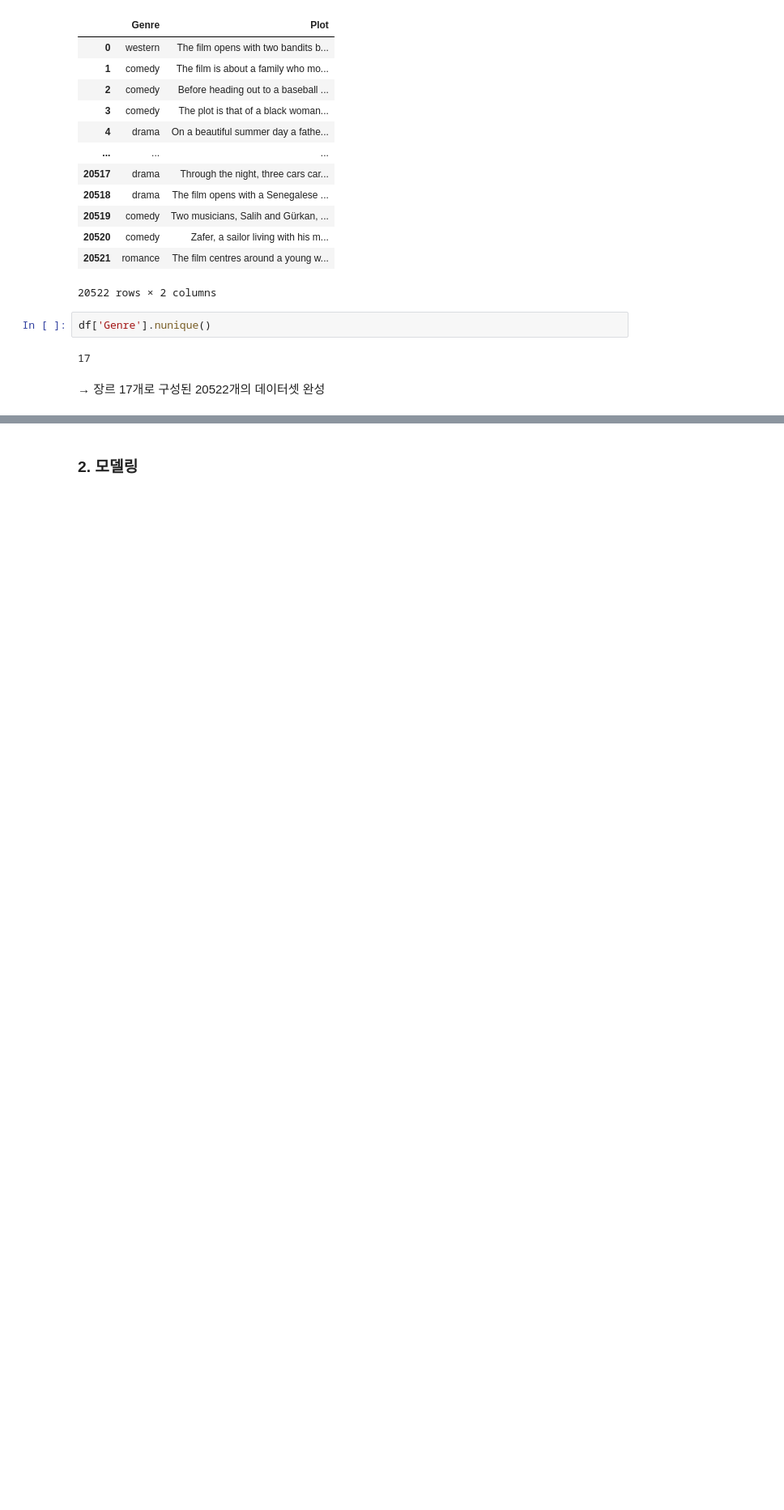
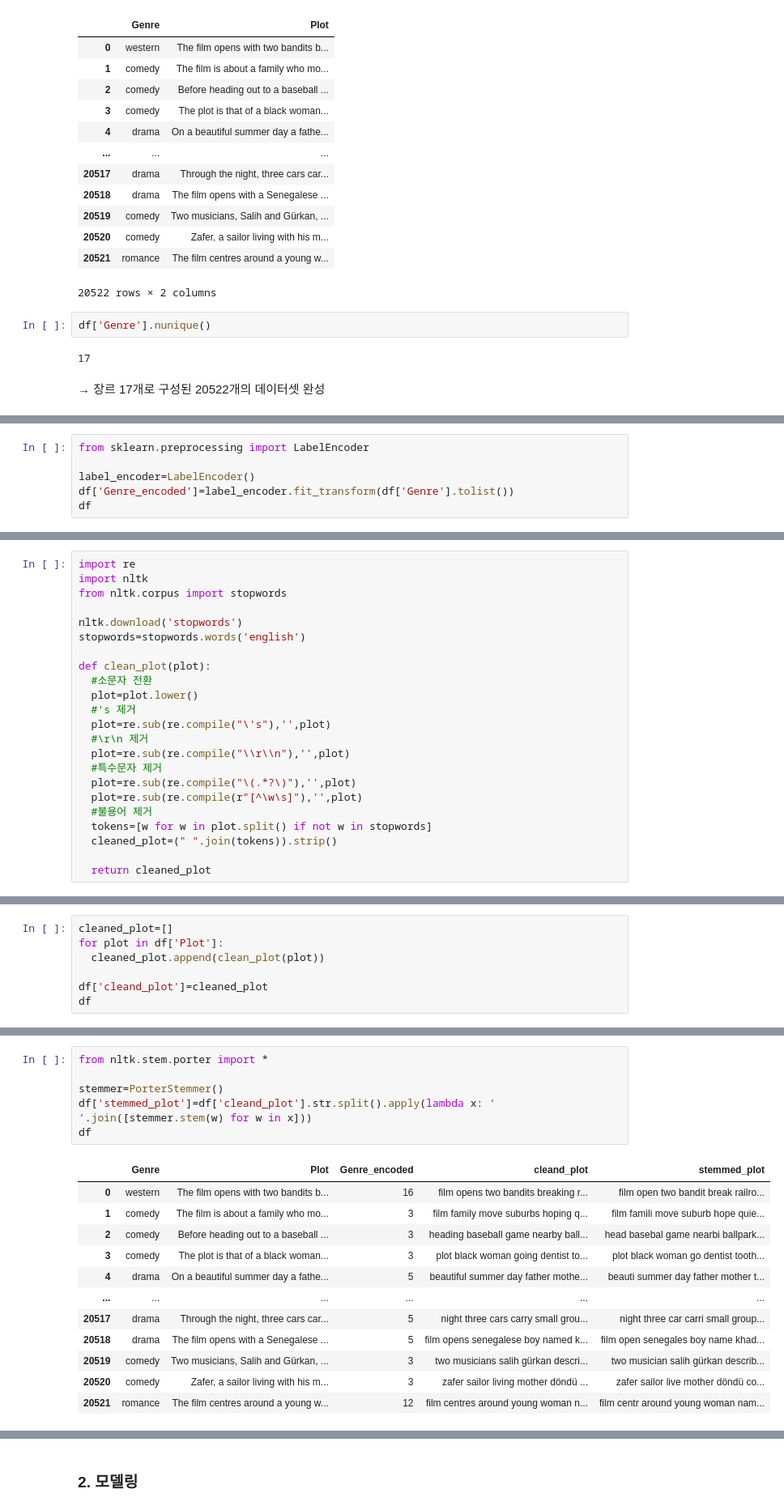
Before and after one commit to yjyg1215/Project_DeepLearning, a Jupyter notebook: genre_labeling.ipynb, the cells around one changed output, grey strips where cells are left out. Shown at 81% size. Drawn from its saved outputs; the diff is of its cells as text; blank space fills up the shorter version.

```diff
--- a/genre_labeling.ipynb
+++ b/genre_labeling.ipynb
@@ -229,0 +224,6 @@ sns.countplot(df['Genre'])
+# %%
+from sklearn.preprocessing import LabelEncoder
+
+label_encoder=LabelEncoder()
+df['Genre_encoded']=label_encoder.fit_transform(df['Genre'].tolist())
+df
@@ -229,0 +252,23 @@ sns.countplot(df['Genre'])
+# %%
+import re
+import nltk
+from nltk.corpus import stopwords
+
+nltk.download('stopwords')
+stopwords=stopwords.words('english')
+
+def clean_plot(plot):
+  #소문자 전환
+  plot=plot.lower()
+  #'s 제거
+  plot=re.sub(re.compile("\'s"),'',plot)
+  #\r\n 제거
+  plot=re.sub(re.compile("\\r\\n"),'',plot)
+  #특수문자 제거
+  plot=re.sub(re.compile("\(.*?\)"),'',plot)
+  plot=re.sub(re.compile(r"[^\w\s]"),'',plot)
+  #불용어 제거
+  tokens=[w for w in plot.split() if not w in stopwords]
+  cleaned_plot=(" ".join(tokens)).strip()
+
+  return cleaned_plot
@@ -229,0 +278,7 @@ sns.countplot(df['Genre'])
+# %%
+cleaned_plot=[]
+for plot in df['Plot']:
+  cleaned_plot.append(clean_plot(plot))
+
+df['cleand_plot']=cleaned_plot
+df
@@ -229,0 +301,19 @@ sns.countplot(df['Genre'])
+# %%
+from nltk.stem.porter import *
+
+stemmer=PorterStemmer()
+df['stemmed_plot']=df['cleand_plot'].str.split().apply(lambda x: ' '.join([stemmer.stem(w) for w in x]))
+df
+# %% [output]
+|  | Genre | Plot | Genre_encoded | cleand_plot | stemmed_plot |
+| 0 | western | The film opens with two bandits b... | 16 | film opens two bandits breaking r... | film open two bandit break railro... |
+| 1 | comedy | The film is about a family who mo... | 3 | film family move suburbs hoping q... | film famili move suburb hope quie... |
+| 2 | comedy | Before heading out to a baseball ... | 3 | heading baseball game nearby ball... | head basebal game nearbi ballpark... |
+| 3 | comedy | The plot is that of a black woman... | 3 | plot black woman going dentist to... | plot black woman go dentist tooth... |
+| 4 | drama | On a beautiful summer day a fathe... | 5 | beautiful summer day father mothe... | beauti summer day father mother t... |
+| ... | ... | ... | ... | ... | ... |
+| 20517 | drama | Through the night, three cars car... | 5 | night three cars carry small grou... | night three car carri small group... |
+| 20518 | drama | The film opens with a Senegalese ... | 5 | film opens senegalese boy named k... | film open senegales boy name khad... |
+| 20519 | comedy | Two musicians, Salih and Gürkan, ... | 3 | two musicians salih gürkan descri... | two musician salih gürkan describ... |
+| 20520 | comedy | Zafer, a sailor living with his m... | 3 | zafer sailor living mother döndü ... | zafer sailor live mother döndü co... |
+| 20521 | romance | The film centres around a young w... | 12 | film centres around young woman n... | film centr around young woman nam... |
```
Also changed, not shown: parts of 22 cells of this notebook.
